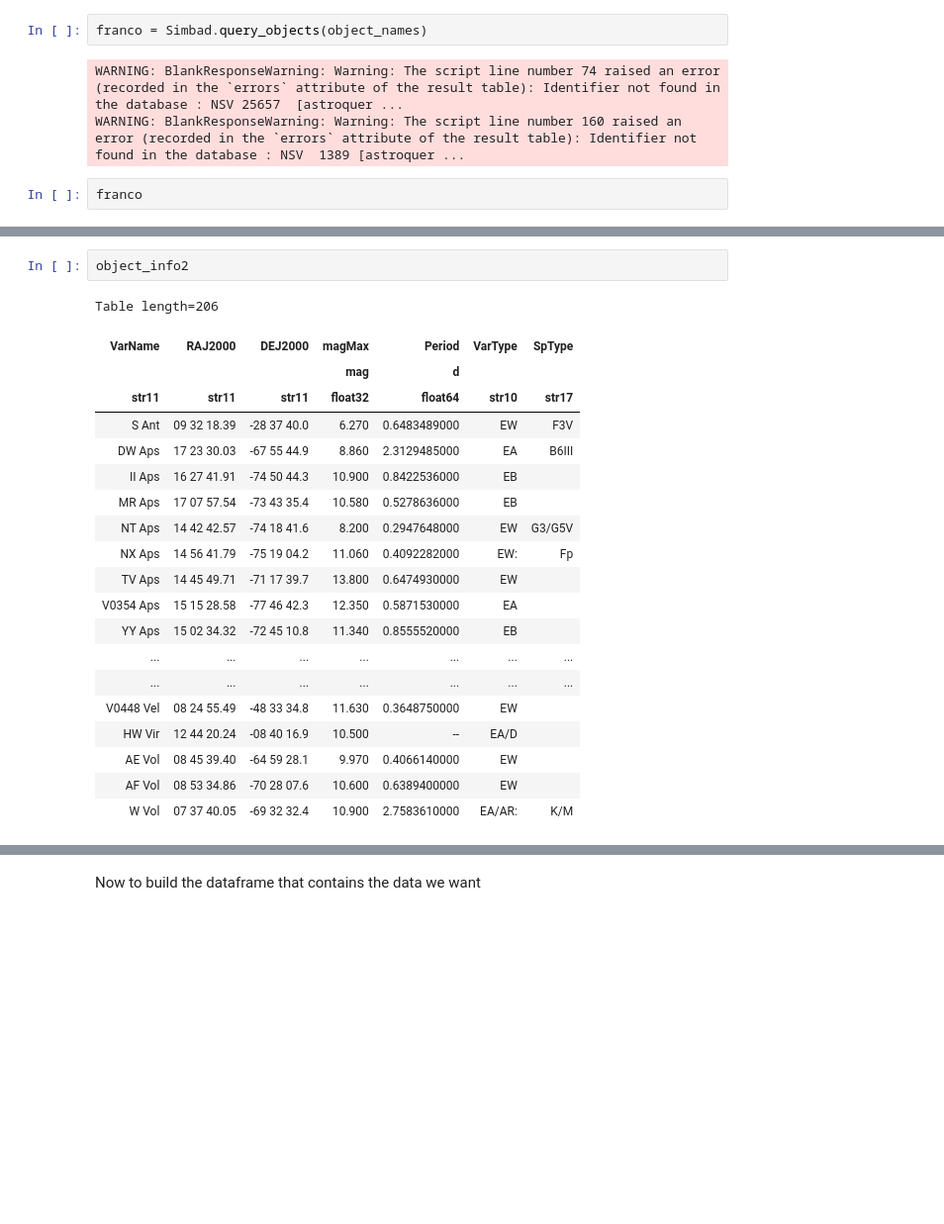
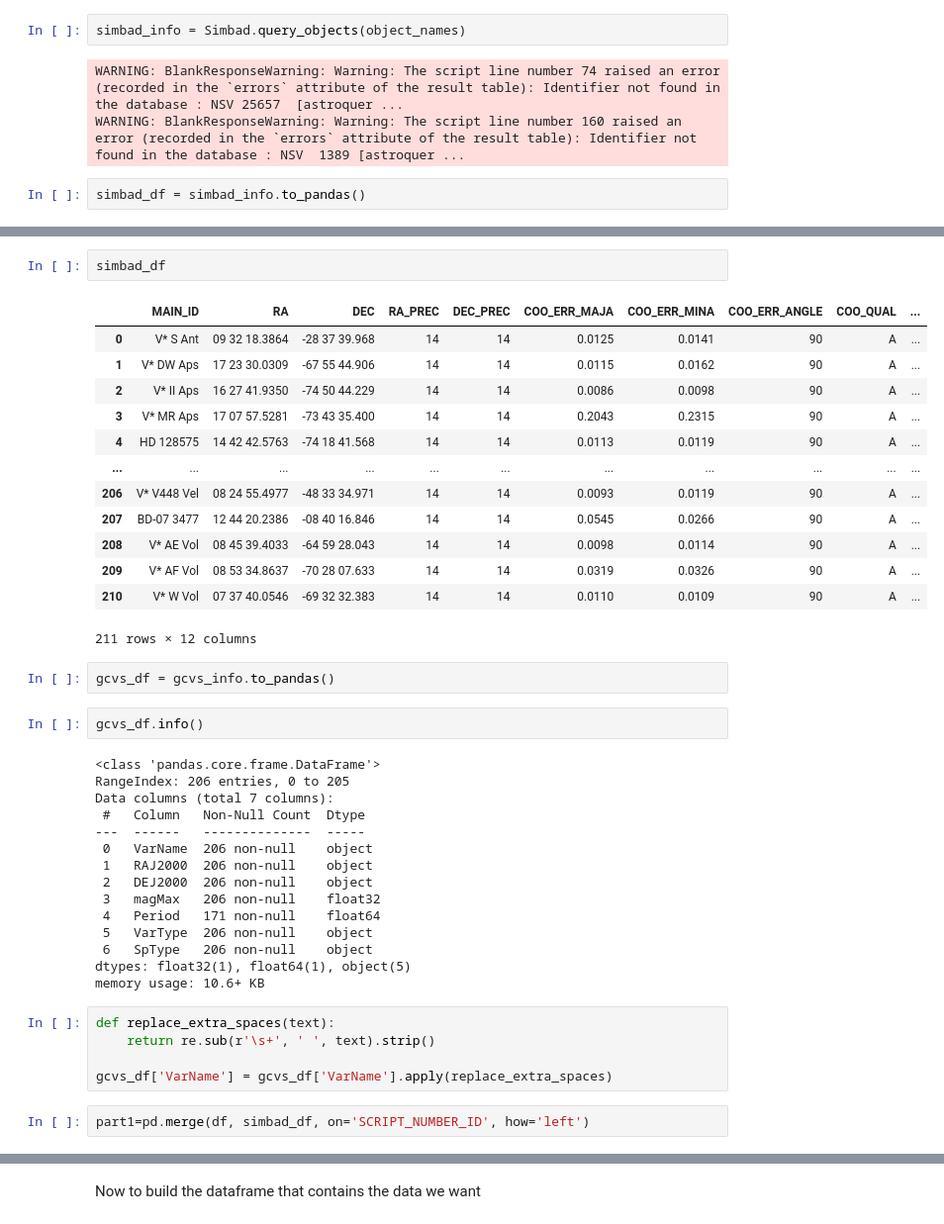
Before and after one commit to aegiskeller/vssseb, a Jupyter notebook: VSSSEB_2.ipynb, the cells around one changed output, grey strips where cells are left out. Shown at 99% size. Drawn from its saved outputs; the diff is of its cells as text; blank space fills up the shorter version.

```diff
--- a/VSSSEB_2.ipynb
+++ b/VSSSEB_2.ipynb
@@ -73,7 +74,7 @@ Table length=206
 # %%
-franco = Simbad.query_objects(object_names)
+simbad_info = Simbad.query_objects(object_names)
 # %% [output]
 WARNING: BlankResponseWarning: Warning: The script line number 74 raised an error (recorded in the `errors` attribute of the result table): Identifier not found in the database : NSV 25657  [astroquer ...
 WARNING: BlankResponseWarning: Warning: The script line number 160 raised an error (recorded in the `errors` attribute of the result table): Identifier not found in the database : NSV  1389 [astroquer ...
 # %%
-franco
+simbad_df = simbad_info.to_pandas()
@@ -101,24 +81,43 @@ Table length=211
-# %%
-object_info2
-# %% [output]
-Table length=206
-| VarName | RAJ2000 | DEJ2000 | magMax | Period | VarType | SpType |
-|  |  |  | mag | d |  |  |
-| str11 | str11 | str11 | float32 | float64 | str10 | str17 |
-| S Ant | 09 32 18.39 | -28 37 40.0 | 6.270 | 0.6483489000 | EW | F3V |
-| DW Aps | 17 23 30.03 | -67 55 44.9 | 8.860 | 2.3129485000 | EA | B6III |
-| II Aps | 16 27 41.91 | -74 50 44.3 | 10.900 | 0.8422536000 | EB |  |
-| MR Aps | 17 07 57.54 | -73 43 35.4 | 10.580 | 0.5278636000 | EB |  |
-| NT Aps | 14 42 42.57 | -74 18 41.6 | 8.200 | 0.2947648000 | EW | G3/G5V |
-| NX Aps | 14 56 41.79 | -75 19 04.2 | 11.060 | 0.4092282000 | EW: | Fp |
-| TV Aps | 14 45 49.71 | -71 17 39.7 | 13.800 | 0.6474930000 | EW |  |
-| V0354 Aps | 15 15 28.58 | -77 46 42.3 | 12.350 | 0.5871530000 | EA |  |
-| YY Aps | 15 02 34.32 | -72 45 10.8 | 11.340 | 0.8555520000 | EB |  |
-| ... | ... | ... | ... | ... | ... | ... |
-| ... | ... | ... | ... | ... | ... | ... |
-| V0448 Vel | 08 24 55.49 | -48 33 34.8 | 11.630 | 0.3648750000 | EW |  |
-| HW Vir | 12 44 20.24 | -08 40 16.9 | 10.500 | -- | EA/D |  |
-| AE Vol | 08 45 39.40 | -64 59 28.1 | 9.970 | 0.4066140000 | EW |  |
-| AF Vol | 08 53 34.86 | -70 28 07.6 | 10.600 | 0.6389400000 | EW |  |
-| W Vol | 07 37 40.05 | -69 32 32.4 | 10.900 | 2.7583610000 | EA/AR: | K/M |
+# %%
+simbad_df
+# %% [output]
+|  | MAIN_ID | RA | DEC | RA_PREC | DEC_PREC | COO_ERR_MAJA | COO_ERR_MINA | COO_ERR_ANGLE | COO_QUAL | ... |
+| 0 | V* S Ant | 09 32 18.3864 | -28 37 39.968 | 14 | 14 | 0.0125 | 0.0141 | 90 | A | ... |
+| 1 | V* DW Aps | 17 23 30.0309 | -67 55 44.906 | 14 | 14 | 0.0115 | 0.0162 | 90 | A | ... |
+| 2 | V* II Aps | 16 27 41.9350 | -74 50 44.229 | 14 | 14 | 0.0086 | 0.0098 | 90 | A | ... |
+| 3 | V* MR Aps | 17 07 57.5281 | -73 43 35.400 | 14 | 14 | 0.2043 | 0.2315 | 90 | A | ... |
+| 4 | HD 128575 | 14 42 42.5763 | -74 18 41.568 | 14 | 14 | 0.0113 | 0.0119 | 90 | A | ... |
+| ... | ... | ... | ... | ... | ... | ... | ... | ... | ... | ... |
+| 206 | V* V448 Vel | 08 24 55.4977 | -48 33 34.971 | 14 | 14 | 0.0093 | 0.0119 | 90 | A | ... |
+| 207 | BD-07 3477 | 12 44 20.2386 | -08 40 16.846 | 14 | 14 | 0.0545 | 0.0266 | 90 | A | ... |
+| 208 | V* AE Vol | 08 45 39.4033 | -64 59 28.043 | 14 | 14 | 0.0098 | 0.0114 | 90 | A | ... |
+| 209 | V* AF Vol | 08 53 34.8637 | -70 28 07.633 | 14 | 14 | 0.0319 | 0.0326 | 90 | A | ... |
+| 210 | V* W Vol | 07 37 40.0546 | -69 32 32.383 | 14 | 14 | 0.0110 | 0.0109 | 90 | A | ... |
+211 rows × 12 columns
+# %%
+gcvs_df = gcvs_info.to_pandas()
+# %%
+gcvs_df.info()
+# %% [output]
+<class 'pandas.core.frame.DataFrame'>
+RangeIndex: 206 entries, 0 to 205
+Data columns (total 7 columns):
+ #   Column   Non-Null Count  Dtype
+---  ------   --------------  -----
+ 0   VarName  206 non-null    object
+ 1   RAJ2000  206 non-null    object
+ 2   DEJ2000  206 non-null    object
+ 3   magMax   206 non-null    float32
+ 4   Period   171 non-null    float64
+ 5   VarType  206 non-null    object
+ 6   SpType   206 non-null    object
+dtypes: float32(1), float64(1), object(5)
+memory usage: 10.6+ KB
+# %%
+def replace_extra_spaces(text):
+    return re.sub(r'\s+', ' ', text).strip()
+
+gcvs_df['VarName'] = gcvs_df['VarName'].apply(replace_extra_spaces)
+# %%
+part1=pd.merge(df, simbad_df, on='SCRIPT_NUMBER_ID', how='left')
 # %%
```
Also changed, not shown: parts of 32 cells of this notebook.
